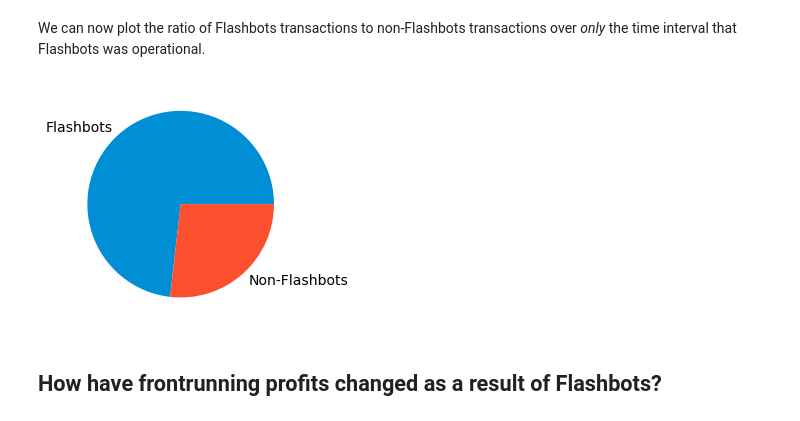
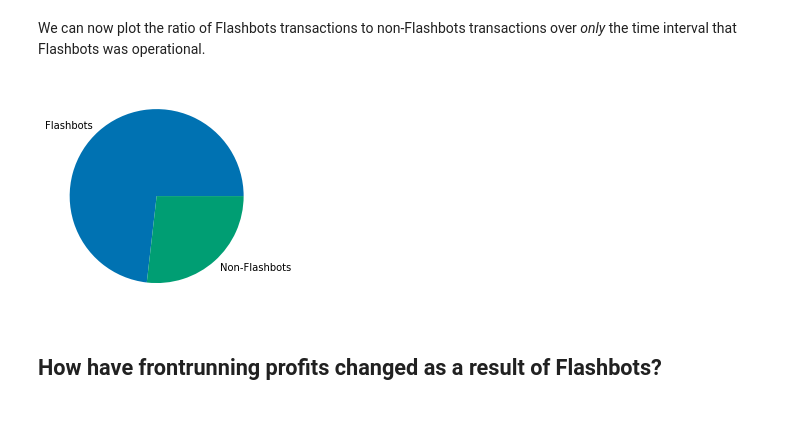
Before and after one commit to a-flashbot-in-the-pan/a-flashbot-in-the-pan, a Jupyter notebook: FlashbotsAnalysis.ipynb, the cells around one changed output. Cells and saved outputs as stored; diff of their text form; code cells hidden in the pictures.

Commit message:
Clean up plots, new hashrate analysis

```diff
--- a/FlashbotsAnalysis.ipynb
+++ b/FlashbotsAnalysis.ipynb
@@ -108,7 +108,7 @@ Non-Flashbots transactions: 534364
 # %% [markdown]
 We start by plotting the ratio of Flashbots transactions to non-Flashbots transactions over the entire time interval.
 # %%
-plt.style.use('fivethirtyeight')
+plt.style.use('seaborn-colorblind')
 fig = plt.figure()
 fig.patch.set_facecolor('white')
 plt.pie([flashbots_txs_count, non_flashbots_txs], labels = ["Flashbots", "Non-Flashbots"])
@@ -155,13 +155,13 @@ Non-Flashbots transactions after Flashbots began: 177900
 # %% [markdown]
 We can now plot the ratio of Flashbots transactions to non-Flashbots transactions over *only* the time interval that Flashbots was operational.
 # %%
-plt.style.use('fivethirtyeight')
+plt.style.use('seaborn-colorblind')
 fig = plt.figure()
 fig.patch.set_facecolor('white')
 plt.pie([flashbots_txs_after, non_flashbots_txs_after], labels = ["Flashbots", "Non-Flashbots"])
 plt.show()
 # %% [output]
-[figure, old version]
+[figure, new version]
 # %% [markdown]
 ## How have frontrunning profits changed as a result of Flashbots?
 # %% [markdown]
```
Also changed, not shown: parts of 27 cells of this notebook.
